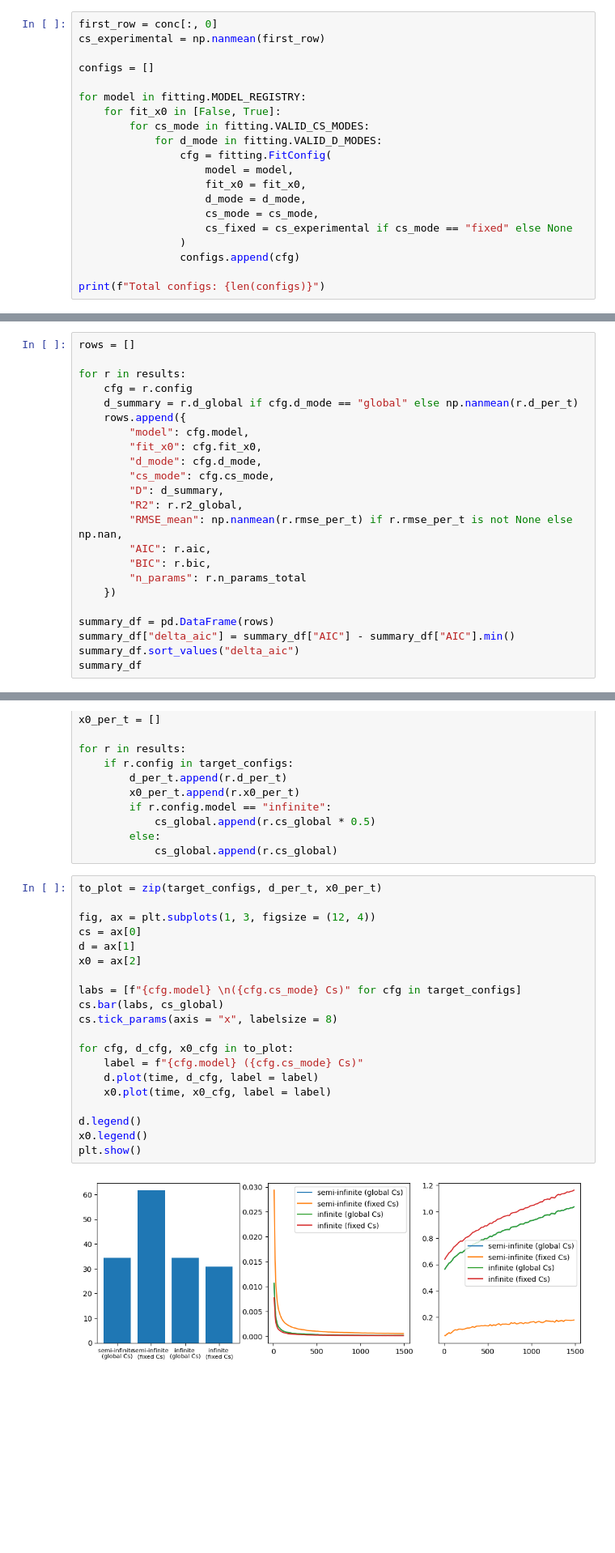
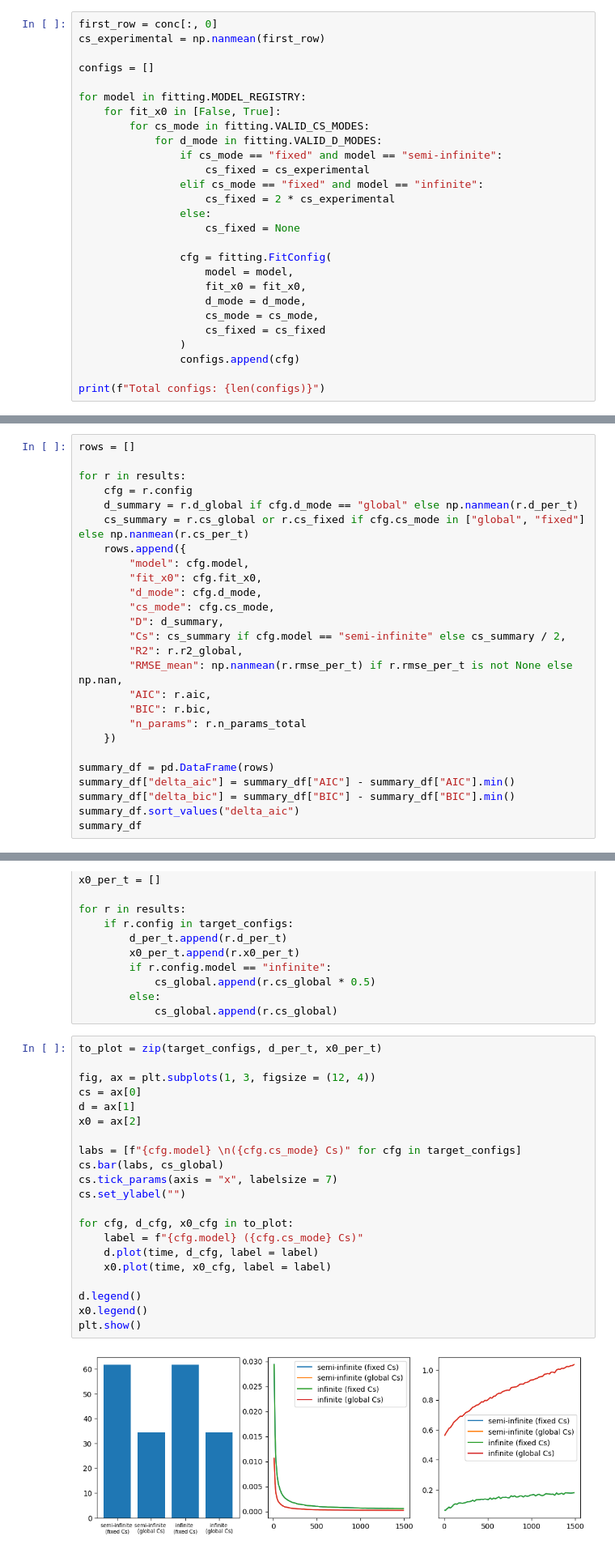
Before and after one commit to isaackh28/diff_tests, a Jupyter notebook: notebook.ipynb, the cells around one changed output, grey strips where cells are left out. Shown at 81% size. Saved outputs shown, nothing was run; the diff lists cells and outputs as text; blank space fills up the shorter version.

Commit message:
Fix Cs models

```diff
--- a/notebook.ipynb
+++ b/notebook.ipynb
@@ -74,12 +74,19 @@ for model in fitting.MODEL_REGISTRY:
     for fit_x0 in [False, True]:
         for cs_mode in fitting.VALID_CS_MODES:
             for d_mode in fitting.VALID_D_MODES:
+                if cs_mode == "fixed" and model == "semi-infinite":
+                    cs_fixed = cs_experimental
+                elif cs_mode == "fixed" and model == "infinite":
+                    cs_fixed = 2 * cs_experimental
+                else:
+                    cs_fixed = None
+
                 cfg = fitting.FitConfig(
                     model = model,
                     fit_x0 = fit_x0,
                     d_mode = d_mode,
                     cs_mode = cs_mode,
-                    cs_fixed = cs_experimental if cs_mode == "fixed" else None
+                    cs_fixed = cs_fixed
                 )
                 configs.append(cfg)
 
@@ -102,12 +109,14 @@ rows = []
 for r in results:
     cfg = r.config
     d_summary = r.d_global if cfg.d_mode == "global" else np.nanmean(r.d_per_t)
+    cs_summary = r.cs_global or r.cs_fixed if cfg.cs_mode in ["global", "fixed"] else np.nanmean(r.cs_per_t)
     rows.append({
         "model": cfg.model,
         "fit_x0": cfg.fit_x0,
         "d_mode": cfg.d_mode,
         "cs_mode": cfg.cs_mode,
         "D": d_summary,
+        "Cs": cs_summary if cfg.model == "semi-infinite" else cs_summary / 2,
         "R2": r.r2_global,
         "RMSE_mean": np.nanmean(r.rmse_per_t) if r.rmse_per_t is not None else np.nan,
         "AIC": r.aic,
@@ -117,6 +126,7 @@ for r in results:
 
 summary_df = pd.DataFrame(rows)
 summary_df["delta_aic"] = summary_df["AIC"] - summary_df["AIC"].min()
+summary_df["delta_bic"] = summary_df["BIC"] - summary_df["BIC"].min()
 summary_df.sort_values("delta_aic")
 summary_df
 # %% [output]
@@ -155,22 +165,23 @@ for r in results:
 # %%
 to_plot = zip(target_configs, d_per_t, x0_per_t)
 
 fig, ax = plt.subplots(1, 3, figsize = (12, 4))
 cs = ax[0]
 d = ax[1]
 x0 = ax[2]
 
 labs = [f"{cfg.model} \n({cfg.cs_mode} Cs)" for cfg in target_configs]
 cs.bar(labs, cs_global)
-cs.tick_params(axis = "x", labelsize = 8)
+cs.tick_params(axis = "x", labelsize = 7)
+cs.set_ylabel("")
 
 for cfg, d_cfg, x0_cfg in to_plot:
     label = f"{cfg.model} ({cfg.cs_mode} Cs)"
     d.plot(time, d_cfg, label = label)
     x0.plot(time, x0_cfg, label = label)
 
 d.legend()
 x0.legend()
 plt.show()
 # %% [output]
-[figure, old version]
+[figure, new version]
```
Also changed, not shown: parts of 3 cells of this notebook.
